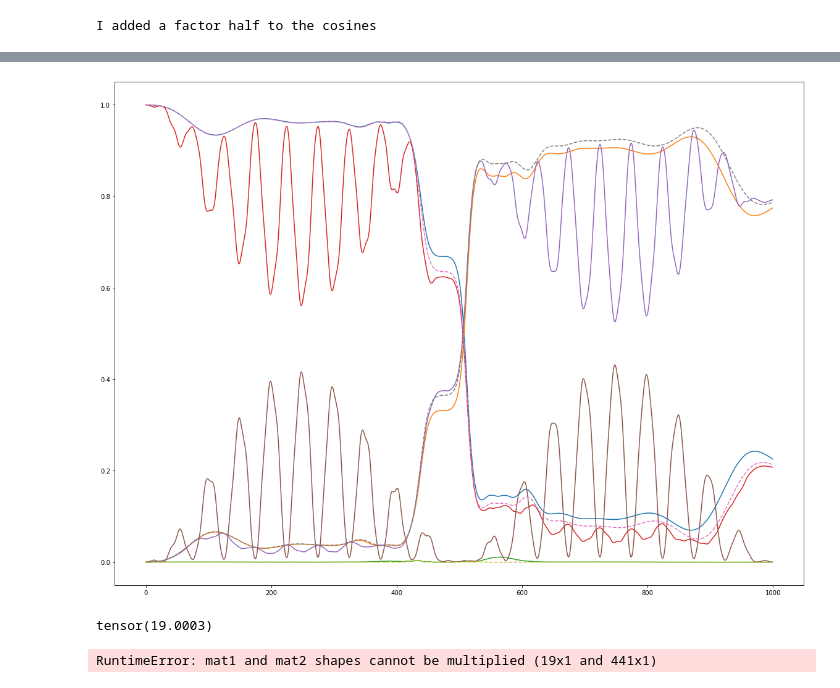
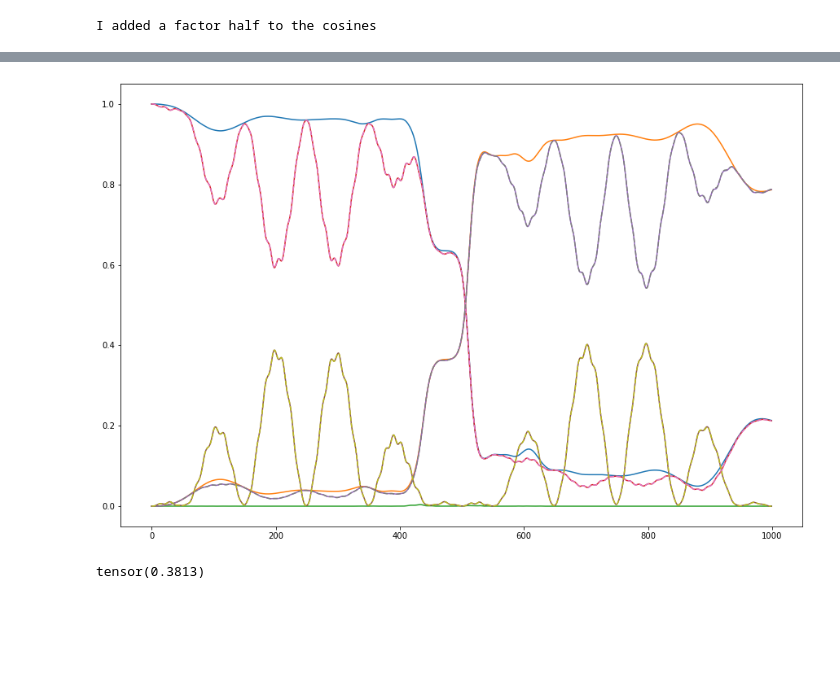
Before and after one commit to Vinther901/Quantum-Optimal-Control, a Jupyter notebook: OptimizationIdeas/FindBestNonOrthogBasis.ipynb, the cells around one changed output, grey strips where cells are left out. Saved outputs shown, nothing was run; the diff lists cells and outputs as text; code cells hidden in the pictures; blank space fills up the shorter version.

Commit message:
Saved an optimal basis, and used it to get a 0.061 infidelity X-gate just by varying alpha

```diff
--- a/OptimizationIdeas/FindBestNonOrthogBasis.ipynb
+++ b/OptimizationIdeas/FindBestNonOrthogBasis.ipynb
@@ -137,24 +164,24 @@ class Model(Systems.Periodic_System):
         self.params_dict = params_dict
         super().__init__()
 
-        # self.basis = self.Gram_Schmidt(obj().detach())
-        # sol = self.basis
+        self.basis = self.Gram_Schmidt(obj().detach())
+        sol = self.basis
         # self.basis = obj().detach()
         # sol = t.linalg.pinv(self.basis.adjoint(),rtol=1e-100)#t.linalg.lstsq(self.basis.adjoint(),t.eye(19).cfloat()).solution
         # self.basis = adj[0].adjoint()
         # sol = adj[0].adjoint()
-        # self.M1 = self.basis.adjoint()@self.cos_mat@sol
-        # self.M2 = self.basis.adjoint()@self.cos2_mat@sol
-        # self.M3 = self.basis.adjoint()@self.q_mat@sol
-        # self.KINE = self.basis.adjoint()@self.KinE@sol
-        # self.sol = sol
+        self.M1 = self.basis.adjoint()@self.cos_mat@sol
+        self.M2 = self.basis.adjoint()@self.cos2_mat@sol
+        self.M3 = self.basis.adjoint()@self.q_mat@sol
+        self.KINE = self.basis.adjoint()@self.KinE@sol
+        self.sol = sol
 
-        self.M1 = self.cos_mat
-        self.M2 = self.cos2_mat
-        self.M3 = self.q_mat
-        self.KINE = self.KinE
-        self.basis = t.eye(441)
-        self.sol = t.eye(441)
+        # self.M1 = self.cos_mat
+        # self.M2 = self.cos2_mat
+        # self.M3 = self.q_mat
+        # self.KINE = self.KinE
+        # self.basis = t.eye(441)
+        # self.sol = t.eye(441)
 
     def V_2d(self, alphas, control):
         return self.EJ*(-self.cos_mat.repeat((alphas.shape[0],1,1)) \
@@ -246,7 +270,8 @@ model.eigvecs = eigvecs
 # %%
 model.forward(alphas,control)
 # occ = model.get_occupancy()
-tmp_occ = model.get_occupancy()
-# tmp_occ2 = model.get_occupancy()
+# tmp_occ = model.get_occupancy()
+tmp_occ2 = model.get_occupancy()
+# occ2 = model.get_occupancy([_ for _ in range(18)], [0,1])
 # %% [output]
 Matrix exp..
@@ -253,35 +291,7 @@ Matrix exp..
 # %%
-fig, ax = plt.subplots(figsize=(20,15))
+fig, ax = plt.subplots(figsize=(15,10))
 ax.plot(occ[:,:,0].T);
 ax.plot(tmp_occ[:,:,0].T);
 ax.plot(tmp_occ2[:,:,0].T,linestyle='--');
 # %% [output]
-[figure, old version]
+[figure, new version]
-# %%
-sol = t.linalg.pinv(basis.adjoint(),rtol=1e-100)
-(basis.adjoint()@sol).abs().sum()
-# %% [output]
-tensor(19.0003)
-# %%
-def gram_schmidt(vv):
-    def projection(u, v):
-        return v.adjoint()@u / u.adjoint()@u * u
-
-    nk = vv.size(0)
-    uu = t.zeros_like(vv, device=vv.device)
-    uu[:, 0] = vv[:, 0].clone()
-    for k in range(1, nk):
-        vk = vv[k].clone()
-        uk = 0
-        for j in range(0, k):
-            uj = uu[:, [j]].clone()
-            uk = uk + projection(uj, vk)
-        uu[:, k] = vk - uk
-    for k in range(nk):
-        uk = uu[:, k].clone()
-        uu[:, k] = uk / uk.norm()
-    return
-
-tmp = gram_schmidt(basis)
-# %% [output]
-RuntimeError: mat1 and mat2 shapes cannot be multiplied (19x1 and 441x1)
@@ -287,0 +301,11 @@ RuntimeError: mat1 and mat2 shapes cannot be multiplied (19x1 and 441x1)
+# %%
+tmp = t.zeros((2,2))
+for i in range(2):
+    for j in range(2):
+        tmp[i,j] = occ[i,-1,j]
+tmp
+tmp2 = t.zeros((2,2))
+tmp2[0,1] = tmp2[1,0] = 1
+1-t.square(t.abs(t.trace(tmp2@tmp)))/2**2
+# %% [output]
+tensor(0.3813)
```
Also changed, not shown: parts of 19 cells of this notebook, 7 other files.
